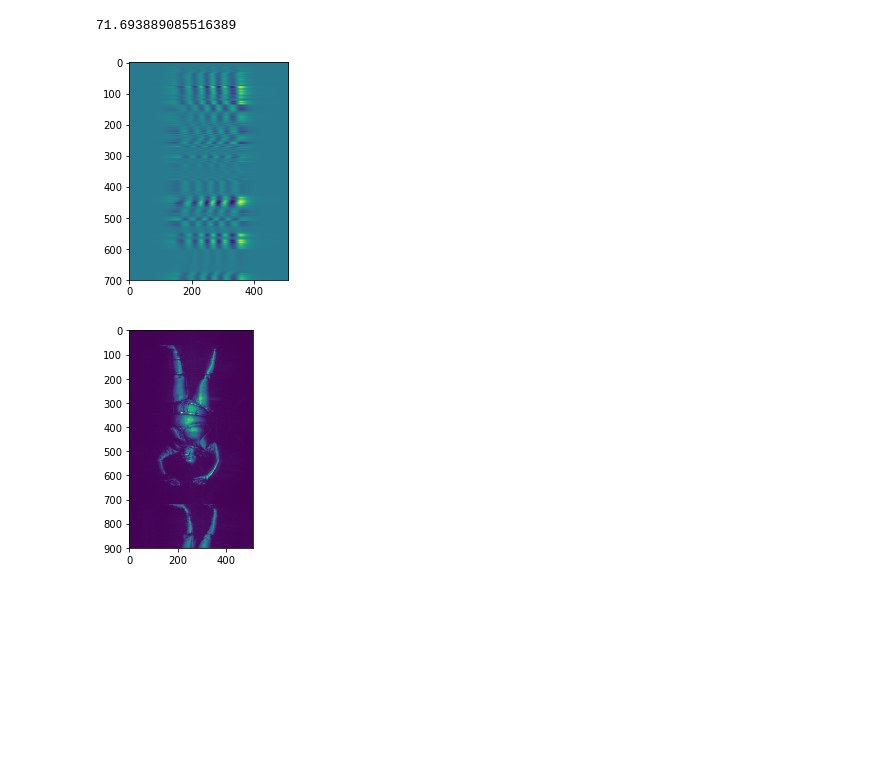
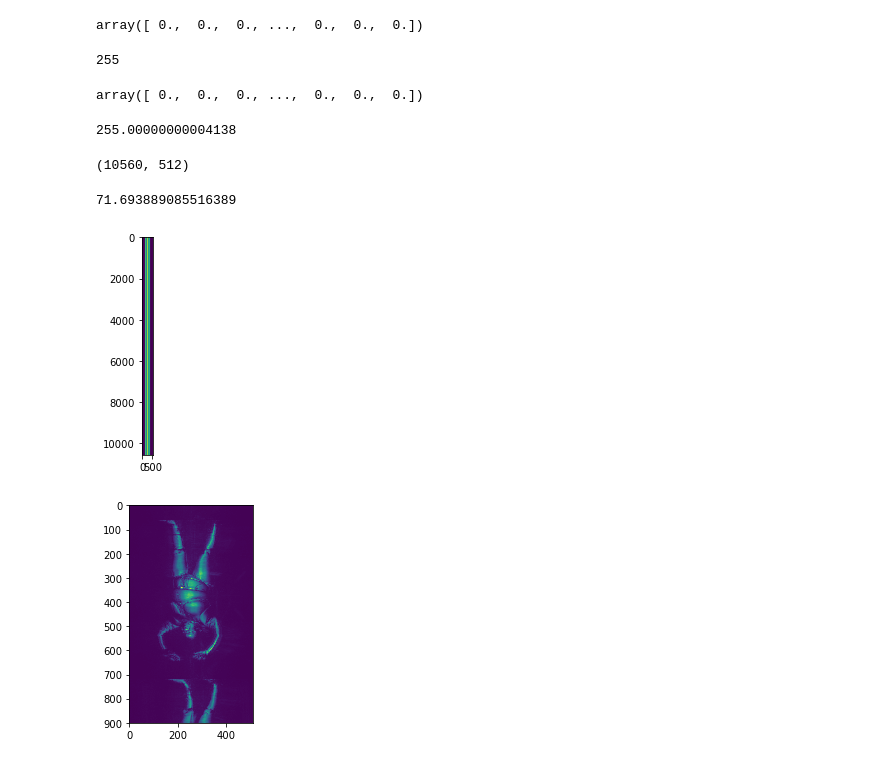
Before and after one commit to codybraun/tsa, a Jupyter notebook: eigenfaces.ipynb, the cells around one changed output. Saved outputs shown, nothing was run; the diff lists cells and outputs as text; code cells hidden in the pictures; blank space fills up the shorter version.

Commit message:
functional pca diff

```diff
--- a/eigenfaces.ipynb
+++ b/eigenfaces.ipynb
@@ -196,5 +99,5 @@ for label in unsafe_labels[:50]:
-# %%
-diff *= 1/diff.max()
-unsafe_diff *= 1/unsafe_diff.max()
-reverse_transformed *= 1/reverse_transformed.max()
-unsafe_reverse_transformed *= 1/unsafe_reverse_transformed.max()
+# %%
+micro_safe_pca = pickle.load(open("./pca_models/micro_safe_pca.p","rb+"))
+small_safe_pca = pickle.load(open("./pca_models/small_safe_pca.p","rb+"))
+medium_safe_pca = pickle.load(open("./pca_models/medium_safe_pca.p","rb+"))
+large_safe_pca = pickle.load(open("./pca_models/large_safe_pca.p","rb+"))
@@ -200,0 +106,24 @@ unsafe_reverse_transformed *= 1/unsafe_reverse_transformed.max()
+# %%
+unsafe_diffs =[]
+for label in unsafe_labels[:5]:
+    try:
+        print(label)
+        data = [threshold_image(DATA_PATH + "/thresholded_images/" + str(label)).flatten()]
+        transformed = medium_safe_pca.transform(data)
+        reverse_transformed = medium_safe_pca.inverse_transform(transformed)
+        reverse_transformed = reverse_transformed[0]
+        data = data[0]
+        binary_transformed = reverse_transformed.copy()
+        binary_transformed[reverse_transformed > 220] = 0
+        binary_transformed[reverse_transformed < 220] = 1
+        binary_data = data.copy()
+        binary_data[data > 200] = 0
+        binary_data[data < 200] = 1
+        #diff = data[0] - (reverse_transformed[0] * 1.5)
+        #diff = np.minimum(data, reverse_transformed)
+        diff = binary_data - binary_transformed
+        diff[diff<0] = 0
+        diff[diff>0] = 255
+        unsafe_diffs.append(diff)
+    except Exception as e:
+        print(e)
@@ -201 +150,18 @@ unsafe_reverse_transformed *= 1/unsafe_reverse_transformed.max()
+# %%
+
+diff
+# %% [output]
+array([ 0.,  0.,  0., ...,  0.,  0.,  0.])
+# %%
+data[0]
+# %% [output]
+255
+# %%
+diff
+# %% [output]
+array([ 0.,  0.,  0., ...,  0.,  0.,  0.])
+# %%
+reverse_transformed[0]
+# %% [output]
+255.00000000004138
 # %%
@@ -206,8 +176,7 @@ skimage.io.imsave("unsafe_transformed.png", unsafe_reverse_transformed)
-# %%
-plt.imshow(data)
-plt.rcParams["figure.figsize"] = (20,3)
-
-plt.savefig("diff.png")
+# %%
+diff.shape
+# %% [output]
+(10560, 512)
 # %%
 im.convert("RGB")
 # %%
@@ -217,10 +186,10 @@ np.absolute(unsafe_diff).sum()
 # %%
 diff_diff = diff - unsafe_diff
 # %%
-plt.imshow((diff_diff)[0:700,:])
+plt.imshow((diff))
 plt.show()
 # %% [output]
-[figure, old version]
+[figure, new version]
 # %%
 plt.imshow(data[600:1500,:])
 plt.show()
```
Also changed, not shown: parts of 25 cells of this notebook, 2 other files.
